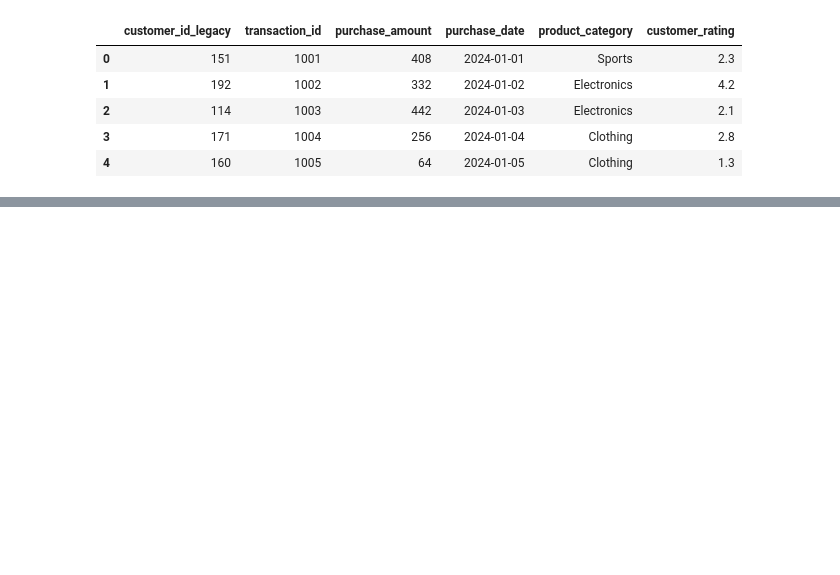
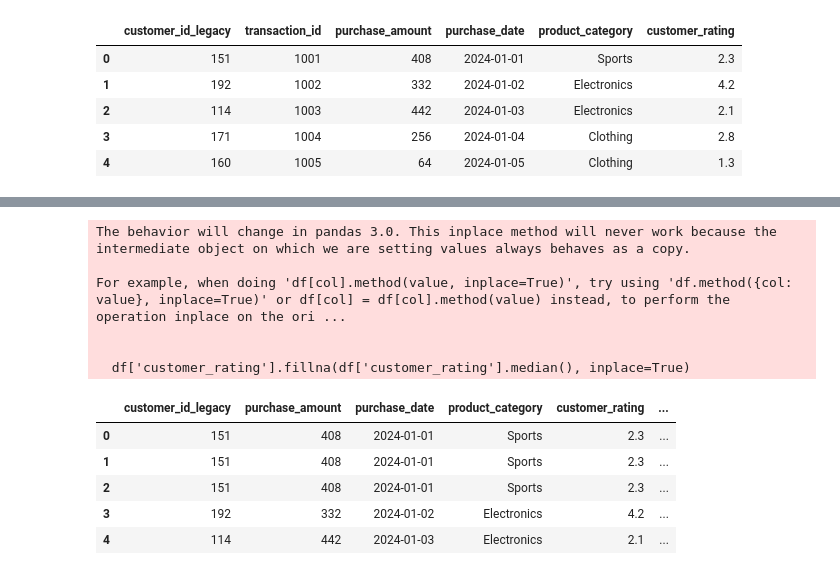
Before and after one commit to i-ganza007/Multimodal-Data-Preprocessing, a Jupyter notebook: Product_Model.ipynb, the cells around one changed output, grey strips where cells are left out. Saved outputs shown, nothing was run; the diff lists cells and outputs as text; code cells hidden in the pictures; blank space fills up the shorter version.

```diff
--- a/Product_Model.ipynb
+++ b/Product_Model.ipynb
@@ -59,0 +47,20 @@ final_set.head()
+# %%
+df['customer_rating'].fillna(df['customer_rating'].median(), inplace=True)
+# df['missing_social_profile'] = df['engagement_score'].isna().astype(int)
+df.fillna({'engagement_score': df['engagement_score'].mean(),
+           'purchase_interest_score': df['purchase_interest_score'].mean(),
+           'review_sentiment': 'Neutral'}, inplace=True)
+df.head()
+# %% [output]
+The behavior will change in pandas 3.0. This inplace method will never work because the intermediate object on which we are setting values always behaves as a copy.
+
+For example, when doing 'df[col].method(value, inplace=True)', try using 'df.method({col: value}, inplace=True)' or df[col] = df[col].method(value) instead, to perform the operation inplace on the ori ...
+
+
+  df['customer_rating'].fillna(df['customer_rating'].median(), inplace=True)
+|  | customer_id_legacy | purchase_amount | purchase_date | product_category | customer_rating | ... |
+| 0 | 151 | 408 | 2024-01-01 | Sports | 2.3 | ... |
+| 1 | 151 | 408 | 2024-01-01 | Sports | 2.3 | ... |
+| 2 | 151 | 408 | 2024-01-01 | Sports | 2.3 | ... |
+| 3 | 192 | 332 | 2024-01-02 | Electronics | 4.2 | ... |
+| 4 | 114 | 442 | 2024-01-03 | Electronics | 2.1 | ... |
```
Also changed, not shown: parts of 20 cells of this notebook.
